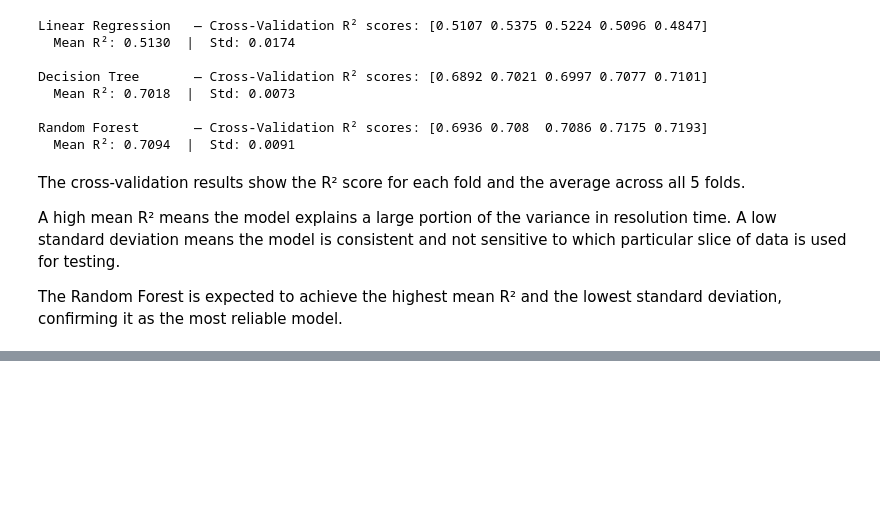
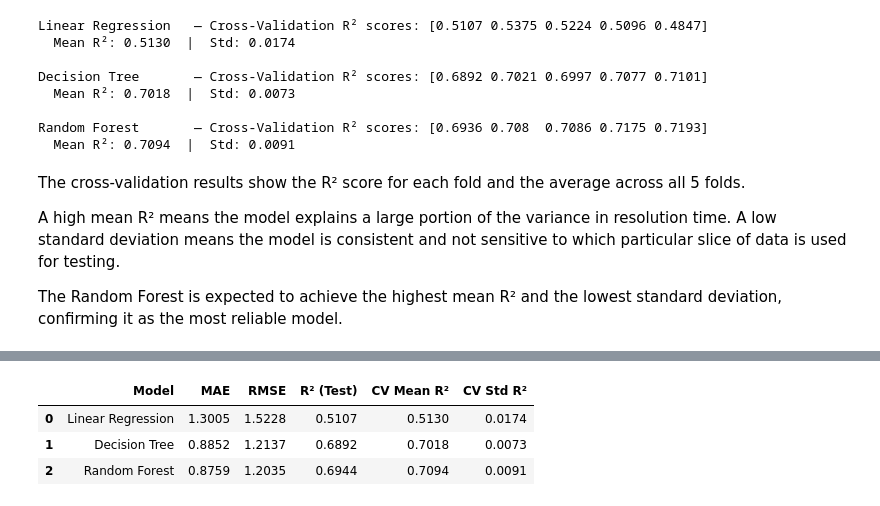
Before and after one commit to Husnain-Yaqoob/IT-Incident-Data-Analysis, a Jupyter notebook: FYP_IT_Incident_Data_Preparation-v4.ipynb, the cells around one changed output, grey strips where cells are left out. Drawn from its saved outputs; the diff is of its cells as text; code cells hidden in the pictures; blank space fills up the shorter version.

```diff
--- a/FYP_IT_Incident_Data_Preparation-v4.ipynb
+++ b/FYP_IT_Incident_Data_Preparation-v4.ipynb
@@ -1643,0 +1657,27 @@ lowest standard deviation, confirming it as the most reliable model.
+# %%
+# building a comparison dataframe with all metrics for each model
+# this makes it easy to compare models at a glance
+comparison_df = pd.DataFrame({
+    "Model": ["Linear Regression", "Decision Tree", "Random Forest"],
+    "MAE":   [round(lr_mae,  4), round(dt_mae,  4), round(rf_mae,  4)],
+    "RMSE":  [round(lr_rmse, 4), round(dt_rmse, 4), round(rf_rmse, 4)],
+    "R² (Test)": [round(lr_r2, 4), round(dt_r2, 4), round(rf_r2, 4)],
+    "CV Mean R²": [
+        round(lr_cv_scores.mean(), 4),
+        round(dt_cv_scores.mean(), 4),
+        round(rf_cv_scores.mean(), 4)
+    ],
+    "CV Std R²": [
+        round(lr_cv_scores.std(), 4),
+        round(dt_cv_scores.std(), 4),
+        round(rf_cv_scores.std(), 4)
+    ]
+})
+
+# displaying the comparison table
+comparison_df
+# %% [output]
+|  | Model | MAE | RMSE | R² (Test) | CV Mean R² | CV Std R² |
+| 0 | Linear Regression | 1.3005 | 1.5228 | 0.5107 | 0.5130 | 0.0174 |
+| 1 | Decision Tree | 0.8852 | 1.2137 | 0.6892 | 0.7018 | 0.0073 |
+| 2 | Random Forest | 0.8759 | 1.2035 | 0.6944 | 0.7094 | 0.0091 |
```
Also changed, not shown: parts of 5 cells of this notebook.
